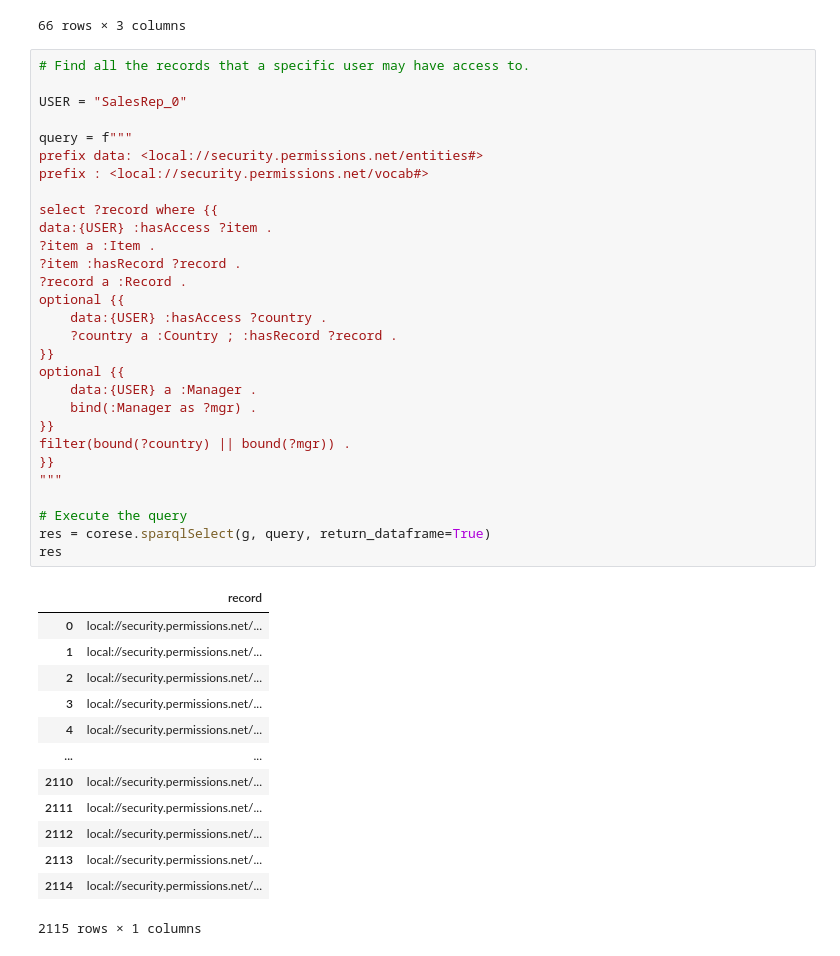
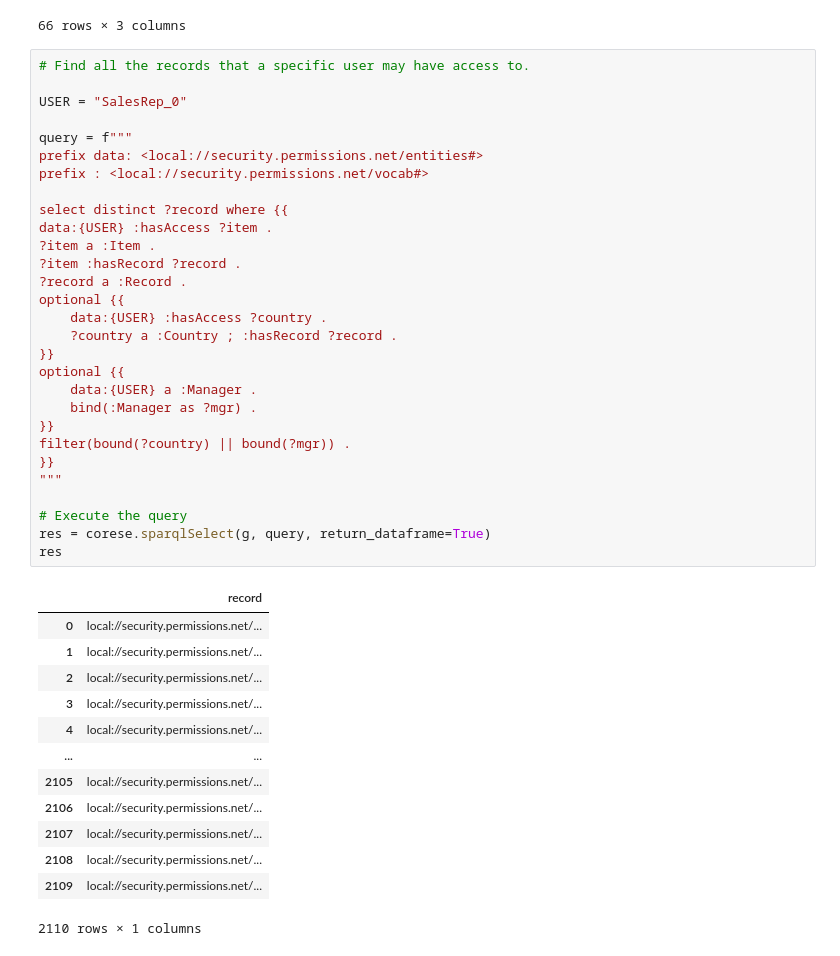
Before and after one commit to Egjfour/rdf_permissions_example, a Jupyter notebook: src/3-query_graph-corese_python.ipynb, the cells around one changed output. Cells and saved outputs as stored; diff of their text form.

```diff
--- a/src/3-query_graph-corese_python.ipynb
+++ b/src/3-query_graph-corese_python.ipynb
@@ -103,37 +103,37 @@ query = f"""
 prefix data: <local://security.permissions.net/entities#>
 prefix : <local://security.permissions.net/vocab#>
 
-select ?record where {{
+select distinct ?record where {{
 data:{USER} :hasAccess ?item .
 ?item a :Item .
 ?item :hasRecord ?record .
 ?record a :Record .
 optional {{
     data:{USER} :hasAccess ?country .
     ?country a :Country ; :hasRecord ?record .
 }}
 optional {{
     data:{USER} a :Manager .
     bind(:Manager as ?mgr) .
 }}
 filter(bound(?country) || bound(?mgr)) .
 }}
 """
 
 # Execute the query
 res = corese.sparqlSelect(g, query, return_dataframe=True)
 res
 # %% [output]
 |  | record |
 | 0 | local://security.permissions.net/... |
 | 1 | local://security.permissions.net/... |
 | 2 | local://security.permissions.net/... |
 | 3 | local://security.permissions.net/... |
 | 4 | local://security.permissions.net/... |
 | ... | ... |
-| 2110 | local://security.permissions.net/... |
-| 2111 | local://security.permissions.net/... |
-| 2112 | local://security.permissions.net/... |
-| 2113 | local://security.permissions.net/... |
-| 2114 | local://security.permissions.net/... |
+| 2105 | local://security.permissions.net/... |
+| 2106 | local://security.permissions.net/... |
+| 2107 | local://security.permissions.net/... |
+| 2108 | local://security.permissions.net/... |
+| 2109 | local://security.permissions.net/... |
-2115 rows × 1 columns
+2110 rows × 1 columns
```
Also changed, not shown: parts of 5 cells of this notebook, 5 other files.
